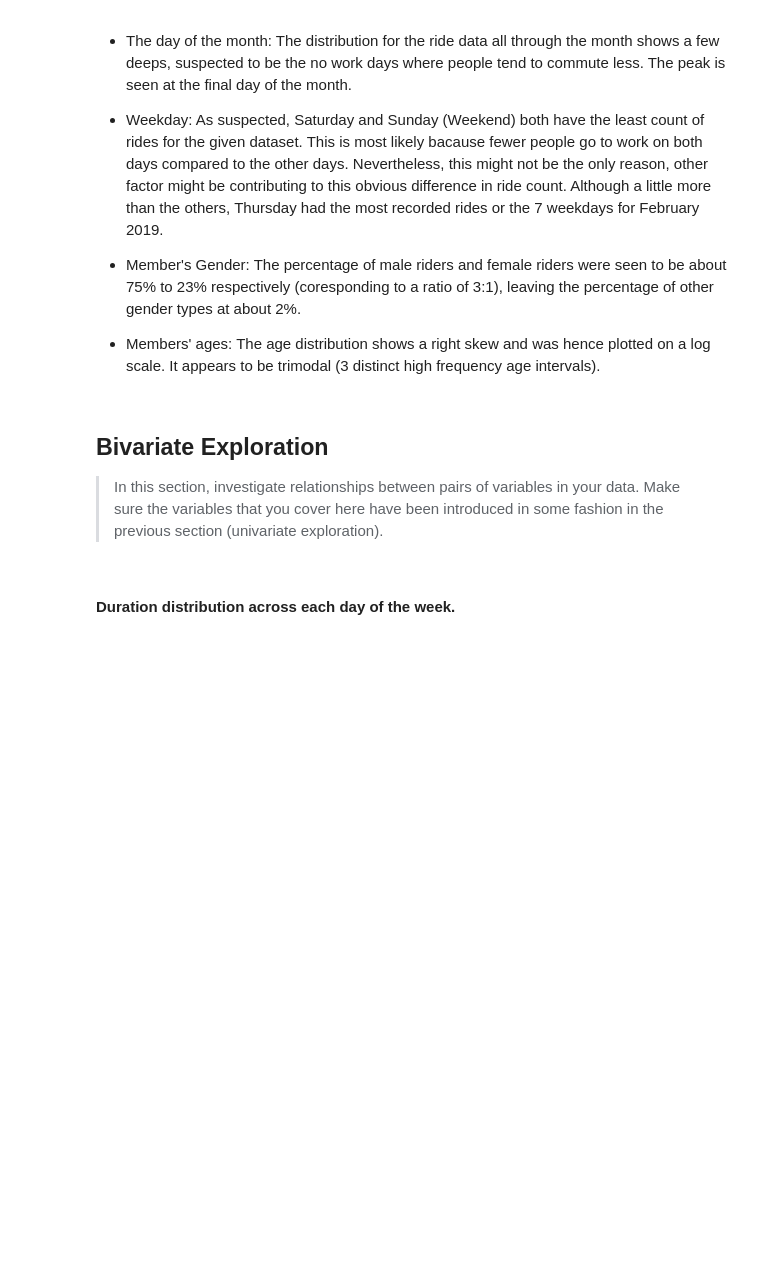
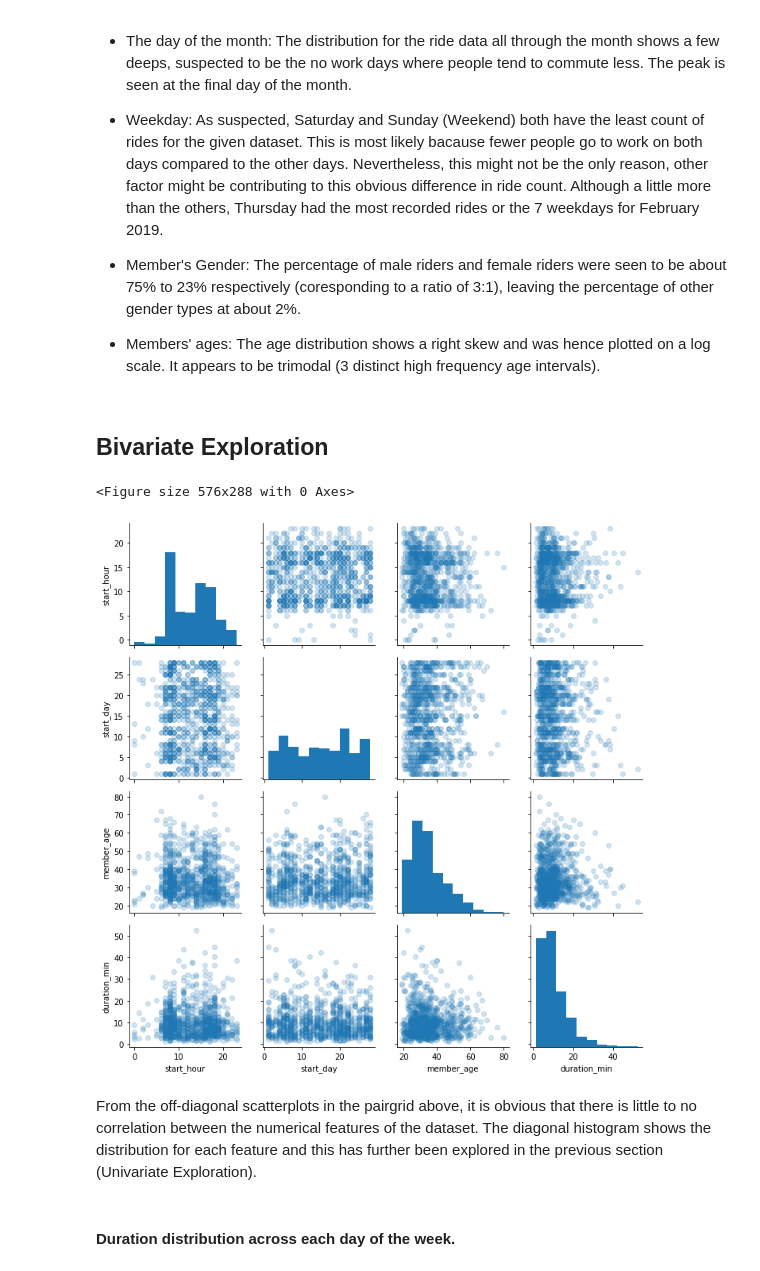
Before and after one commit to Damola-Adedoyin/Ford-GoBike-Data-Visualization-project, a Jupyter notebook: Part_I_exploration.ipynb, the cells around one changed output. Cells and saved outputs as stored; diff of their text form; code cells hidden in the pictures; blank space fills up the shorter version.

```diff
--- a/Part_I_exploration.ipynb
+++ b/Part_I_exploration.ipynb
@@ -370,12 +377,19 @@ Of the features explored the follow were worth of noting:
 - Member's Gender: The percentage of male riders and female riders were seen to be about 75% to 23% respectively (coresponding to a ratio of 3:1), leaving the percentage of other gender types at about 2%.
 
 - Members' ages: The age distribution shows a right skew and was hence plotted on a log scale. It appears to be trimodal (3 distinct high frequency age intervals).
-# %% [markdown]
-## Bivariate Exploration
-
-> In this section, investigate relationships between pairs of variables in your
-data. Make sure the variables that you cover here have been introduced in some
-fashion in the previous section (univariate exploration).
+# %% [markdown]
+## Bivariate Exploration
+# %%
+plt.figure(figsize = (8,4))
+
+g=sb.PairGrid(data = bike_cut.sample(1000, random_state = 42)[['start_hour', 'start_day', 'member_age', 'duration_min']]);
+g.map_offdiag(plt.scatter, alpha =0.2)
+g.map_diag(plt.hist);
+# %% [output]
+<Figure size 576x288 with 0 Axes>
+[figure, added]
+# %% [markdown]
+From the off-diagonal scatterplots in the pairgrid above, it is obvious that there is little to no correlation between the numerical features of the dataset. The diagonal histogram shows the distribution for each feature and this has further been explored in the previous section (Univariate Exploration).
 # %% [markdown]
 #### Duration distribution across each day of the week.
 # %%
```
Also changed, not shown: parts of 22 cells of this notebook, 3 other files.
